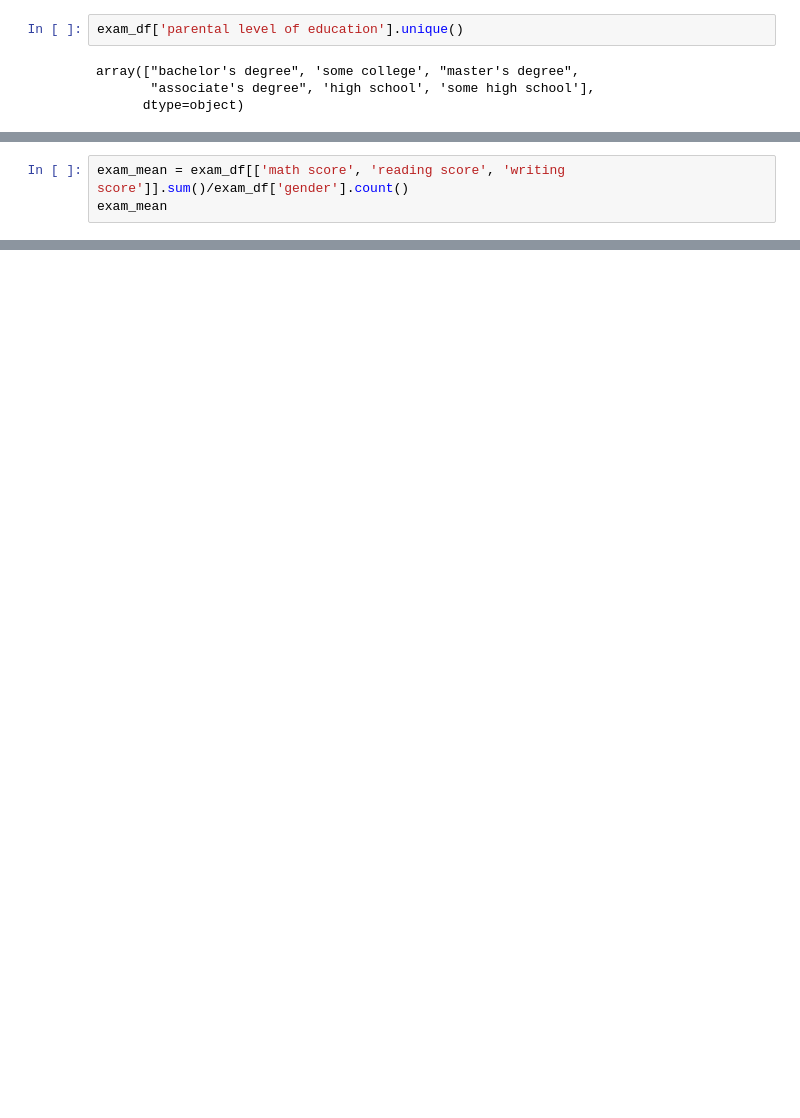
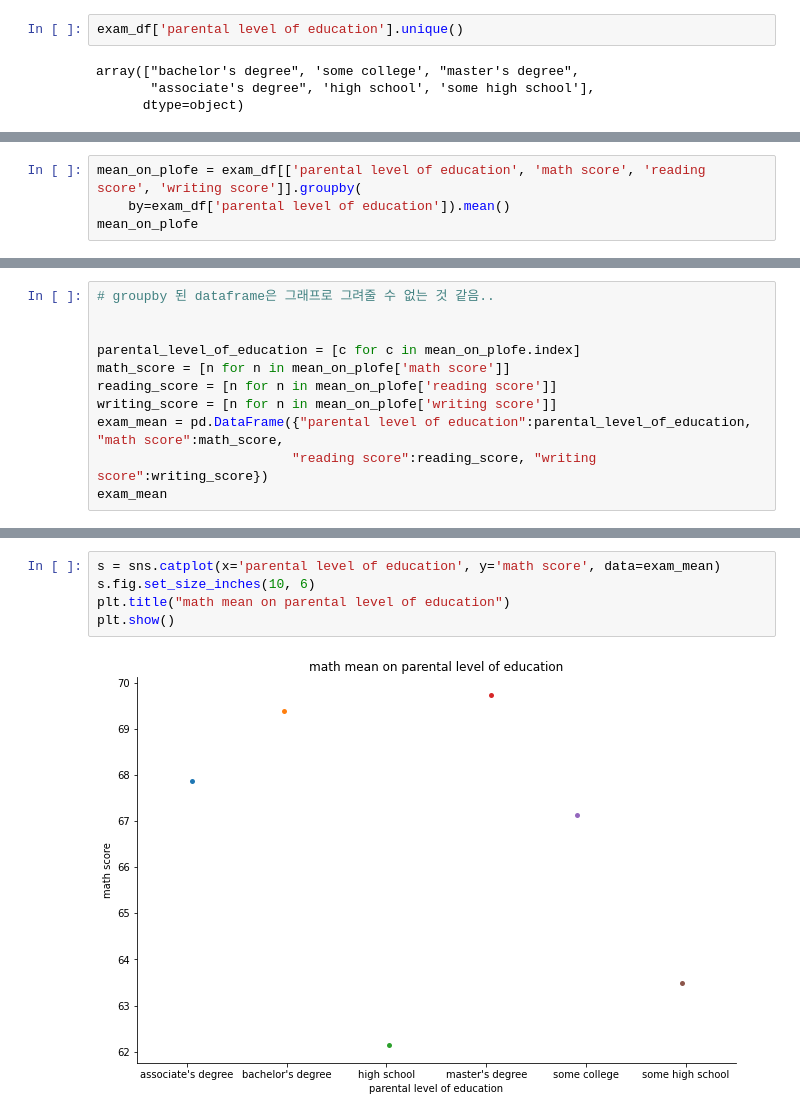
Before and after one commit to sudo-init/programmers_kdt_II, a Jupyter notebook: EDA1.ipynb, the cells around one changed output, grey strips where cells are left out. Saved outputs shown, nothing was run; the diff lists cells and outputs as text; blank space fills up the shorter version.

```diff
--- a/EDA1.ipynb
+++ b/EDA1.ipynb
@@ -97,4 +125,5 @@ some high scholl   고등학교 중퇴
 # %%
-exam_mean = exam_df[['math score', 'reading score', 'writing score']].sum()/exam_df['gender'].count()
-exam_mean
+mean_on_plofe = exam_df[['parental level of education', 'math score', 'reading score', 'writing score']].groupby(
+    by=exam_df['parental level of education']).mean()
+mean_on_plofe
 # %% [output]
@@ -135,0 +138,11 @@ high_score_student_mean = high_score_student_count / total_of_each_degree * 100
+# %%
+# groupby 된 dataframe은 그래프로 그려줄 수 없는 것 같음..
+
+
+parental_level_of_education = [c for c in mean_on_plofe.index]
+math_score = [n for n in mean_on_plofe['math score']]
+reading_score = [n for n in mean_on_plofe['reading score']]
+writing_score = [n for n in mean_on_plofe['writing score']]
+exam_mean = pd.DataFrame({"parental level of education":parental_level_of_education, "math score":math_score,
+                         "reading score":reading_score, "writing score":writing_score})
+exam_mean
@@ -136 +157,8 @@ high_score_student_mean = high_score_student_count / total_of_each_degree * 100
+# %%
+s = sns.catplot(x='parental level of education', y='math score', data=exam_mean)
+s.fig.set_size_inches(10, 6)
+plt.title("math mean on parental level of education")
+plt.show()
+# %% [output]
+[figure, added]
 # %%
```
Also changed, not shown: parts of 30 cells of this notebook.
